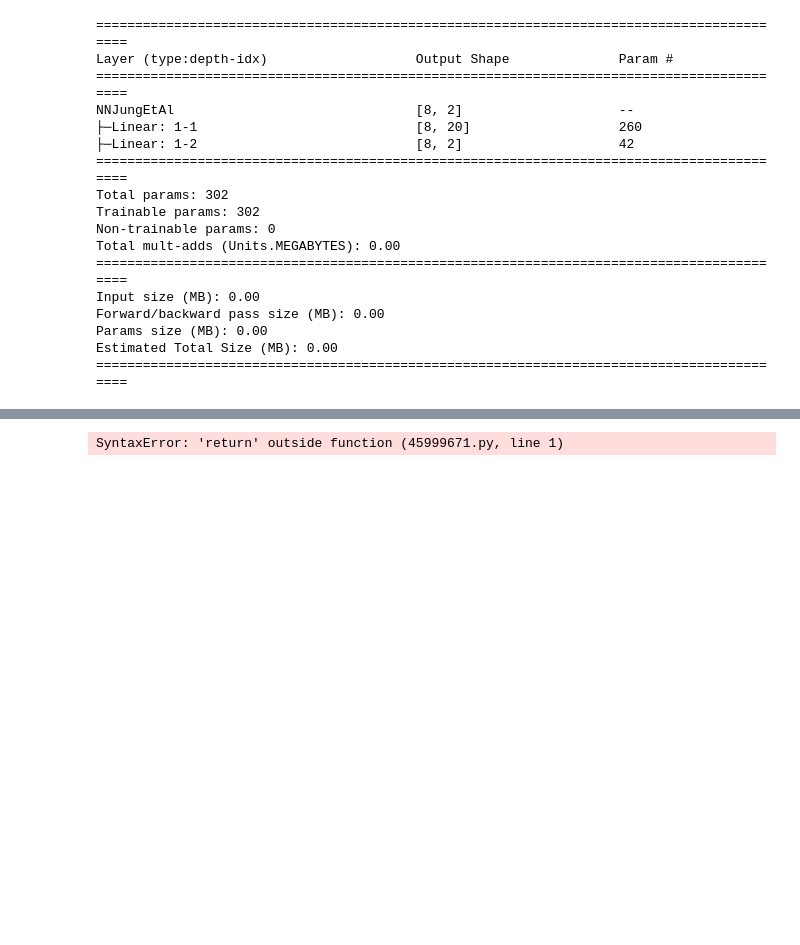
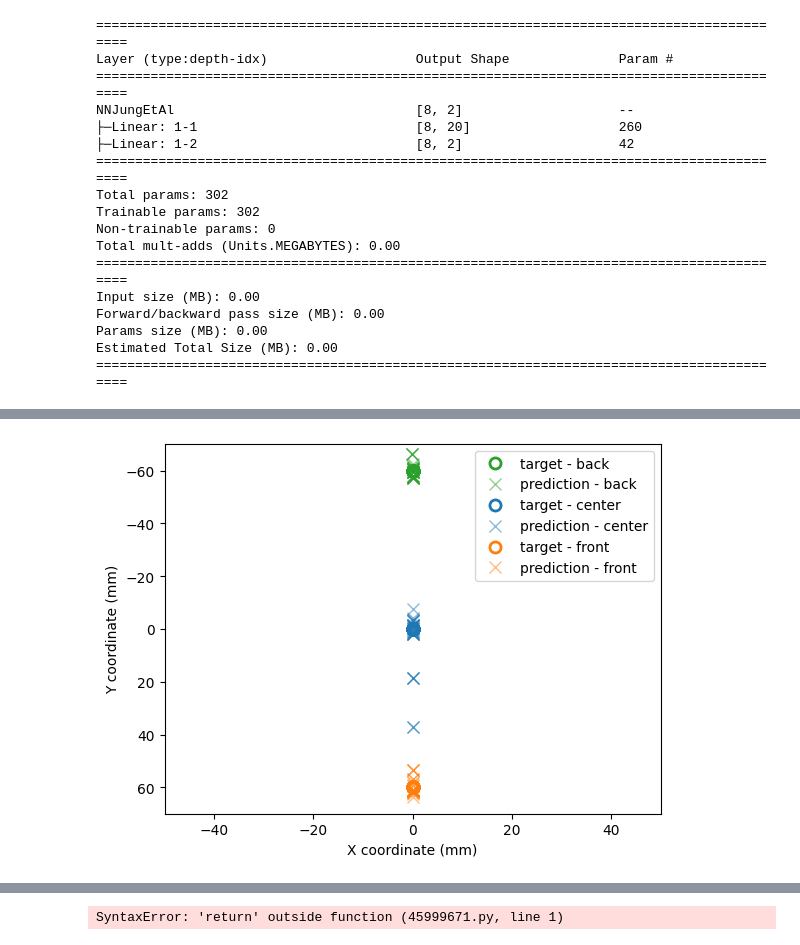
Before and after one commit to MrP123/scf_nn, a Jupyter notebook: test_previous_work.ipynb, the cells around one changed output, grey strips where cells are left out. Cells and saved outputs as stored; diff of their text form; code cells hidden in the pictures; blank space fills up the shorter version.

```diff
--- a/test_previous_work.ipynb
+++ b/test_previous_work.ipynb
@@ -438,0 +467,95 @@ plt.legend(loc="best")
+# %%
+from dataclasses import dataclass
+from typing import Self
+
+@dataclass
+class ImpactLocation():
+    x: float
+    y: float
+    label: str
+    color: str
+
+class Locations():
+    locations: list[ImpactLocation] = []
+
+    def add(self, x: float, y: float, label: str, color: str = None) -> Self:
+        if color is None:
+            prop_cycle = plt.rcParams['axes.prop_cycle']
+            colors = prop_cycle.by_key()['color']
+            color = colors[len(self.locations)]
+
+        new_loc = ImpactLocation(x, y, label, color)
+        if new_loc not in self.locations:
+            self.locations.append(new_loc)
+
+        return self
+
+    def from_tuple(self, loc_tuple: tuple[float, float]) -> ImpactLocation:
+        for loc in self.locations:
+            if (loc.x, loc.y) == loc_tuple:
+                return loc
+        raise IndexError
+
+    def from_xy(self, x: float, y: float) -> ImpactLocation:
+        return self.from_tuple((x, y))
+
+    def from_label(self, label: str) -> ImpactLocation:
+        for loc in self.locations:
+            if loc.label == label:
+                return loc
+        raise IndexError
+
+    def from_index(self, index: int) -> ImpactLocation:
+        return self.locations[index]
+
+    def get_labels(self) -> list[str]:
+        labels = {*[loc.label for loc in self.locations]}
+        return list(labels)
+
+def test_model(model: torch.nn.Module, dataset: Dataset, locations: Locations, loss_fn: torch.nn.modules.loss._Loss = torch.nn.MSELoss(), device: str = "cpu") -> tuple[plt.Figure, plt.Axes, dict]:
+    model.eval()
+    model = model.to(device)
+
+    fig, ax = plt.subplots()
+    errors = {label: [] for label in locations.get_labels()}
+
+    with torch.no_grad():
+        for x, y in DataLoader(dataset, shuffle=True):
+            x, y = x.to(device, dtype=torch.float32), y.to(device, dtype=torch.float32)
+            y_np = y.reshape((2,)).numpy()
+
+            y_predict: Tensor = model(x)
+            y_pred_np = y_predict.detach().reshape((2,)).numpy()
+            location = locations.from_xy(y_np[0], y_np[1])
+
+            ax.plot(y_np[0], y_np[1], "o", mfc="none", mew=2, markersize=8, color=location.color, label="target - " + location.label)
+            ax.plot(y_pred_np[0], y_pred_np[1], "x", markersize=8, color=location.color, label="prediction - " + location.label, alpha=0.5)
+
+            #ToDo: change method of computing error to not rely on a torch loss functions
+            mse_val = loss_fn(y_predict, y).item()
+            errors[location.label].append(mse_val)
+
+            #ax.yaxis.set_inverted(True)
+            ax.set_xlim((-50, 50))
+            ax.set_ylim((70, -70)) #inverted!
+
+            ax.set_xlabel("X coordinate (mm)")
+            ax.set_ylabel("Y coordinate (mm)")
+
+            # force unique labels
+            handles, labels = ax.get_legend_handles_labels()
+            by_label = dict(zip(labels, handles))
+            ax.legend(by_label.values(), by_label.keys())
+
+    return fig, ax, errors
+
+#set up location structure
+locations = Locations()
+locations.add(0, 0, "center")
+locations.add(0, 60, "front")
+locations.add(0, -60, "back")
+
+#model = best_trained_model
+fig, ax, errors = test_model(model, test_dataset, locations)
+# %% [output]
+[figure, added]
```
Also changed, not shown: parts of 12 cells of this notebook, 5 other files.
